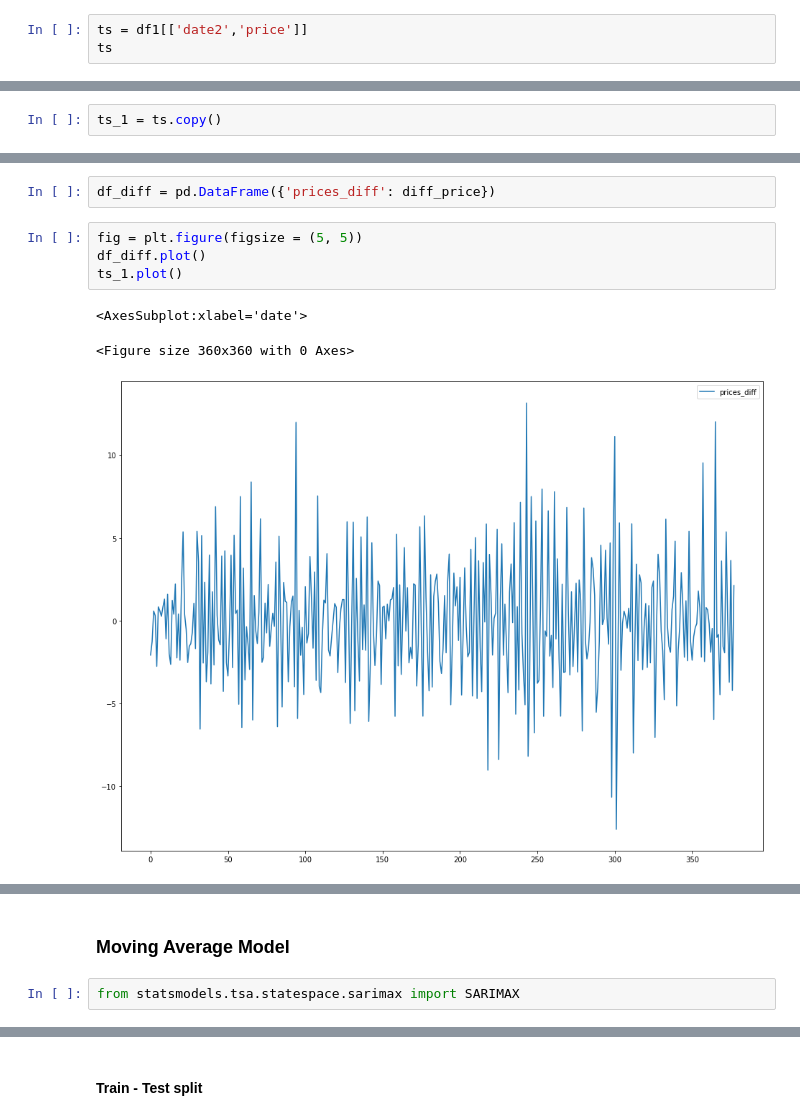
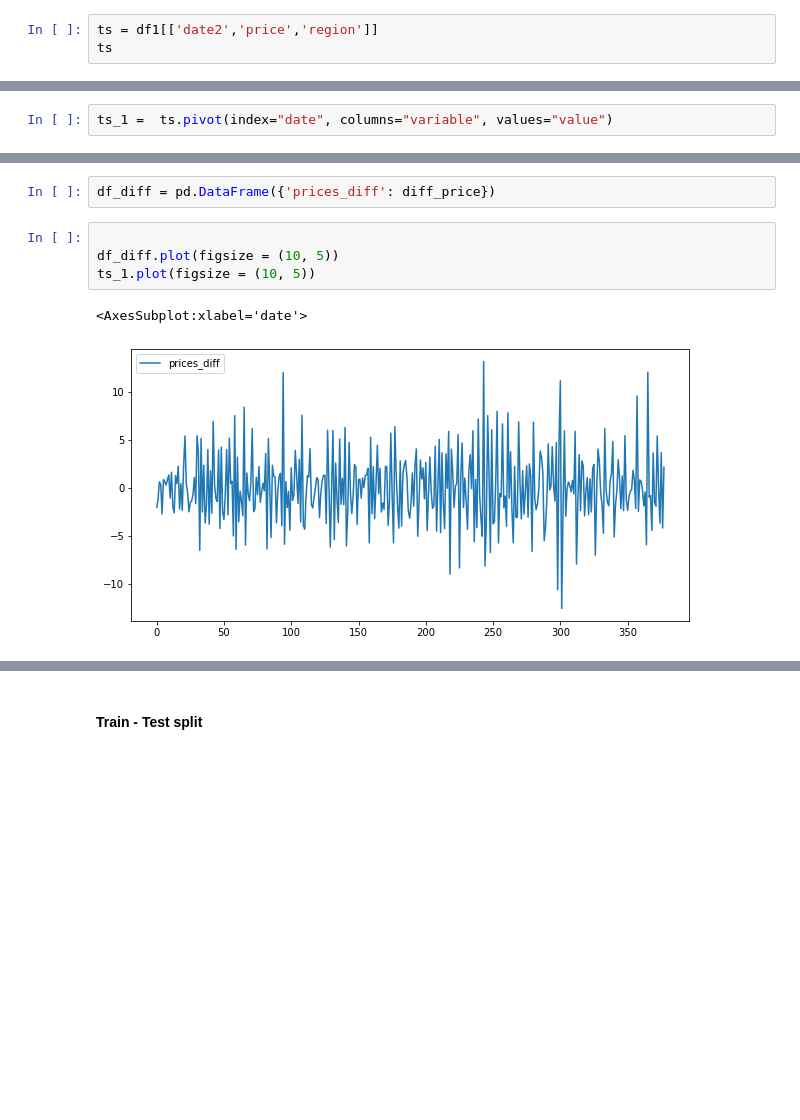
Before and after one commit to colinmburugu/Group_6_interns, a Jupyter notebook: Lettuce_V3.ipynb, the cells around one changed output, grey strips where cells are left out. Saved outputs shown, nothing was run; the diff lists cells and outputs as text; blank space fills up the shorter version.

```diff
--- a/Lettuce_V3.ipynb
+++ b/Lettuce_V3.ipynb
@@ -29,6 +29,6 @@ df1 = np.where(new_df['item'] == 250)
 # %%
 df1 = new_df.loc[df1]
 # %%
-ts = df1[['date2','price']]
+ts = df1[['date2','price','region']]
 ts
 # %% [output]
@@ -66,5 +66,5 @@ See the caveats in the documentation: https://pandas.pydata.org/pandas-docs/stab
 #setting the date column as our new index
 ts.set_index("date",inplace = True)
 # %%
-ts_1 = ts.copy()
+ts_1 =  ts.pivot(index="date", columns="variable", values="value")
 # %%
@@ -166,10 +185,9 @@ plot_acf(diff_price,lags = 10)
 # %%
 df_diff = pd.DataFrame({'prices_diff': diff_price})
 # %%
-fig = plt.figure(figsize = (5, 5))
-df_diff.plot()
-ts_1.plot()
+
+df_diff.plot(figsize = (10, 5))
+ts_1.plot(figsize = (10, 5))
 # %% [output]
 <AxesSubplot:xlabel='date'>
-<Figure size 360x360 with 0 Axes>
-[figure, old version]
+[figure, new version]
@@ -177,4 +194,0 @@ ts_1.plot()
-# %% [markdown]
-### Moving Average Model
-# %%
-from statsmodels.tsa.statespace.sarimax import SARIMAX
```
Also changed, not shown: parts of 22 cells of this notebook, 2 other files.
